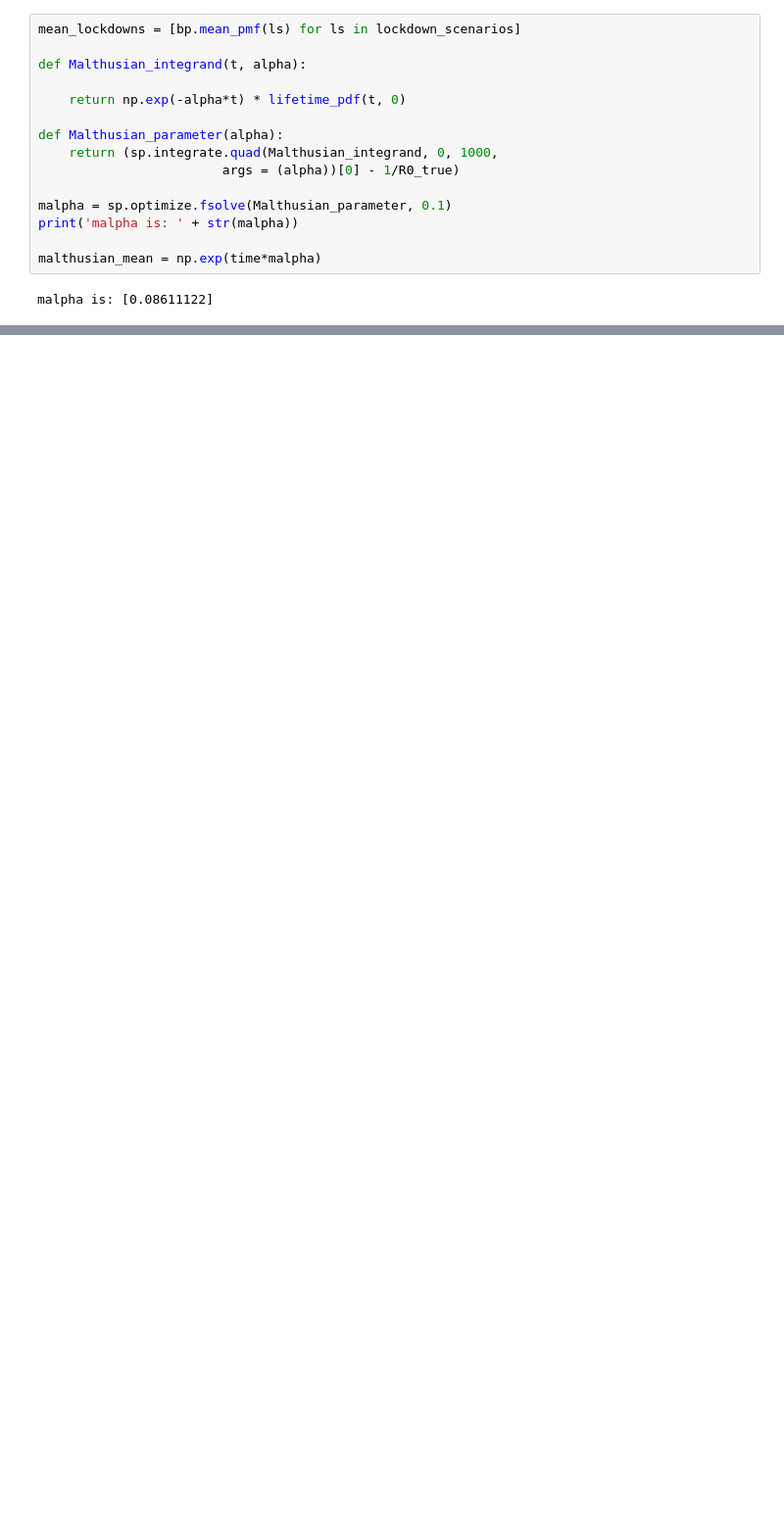
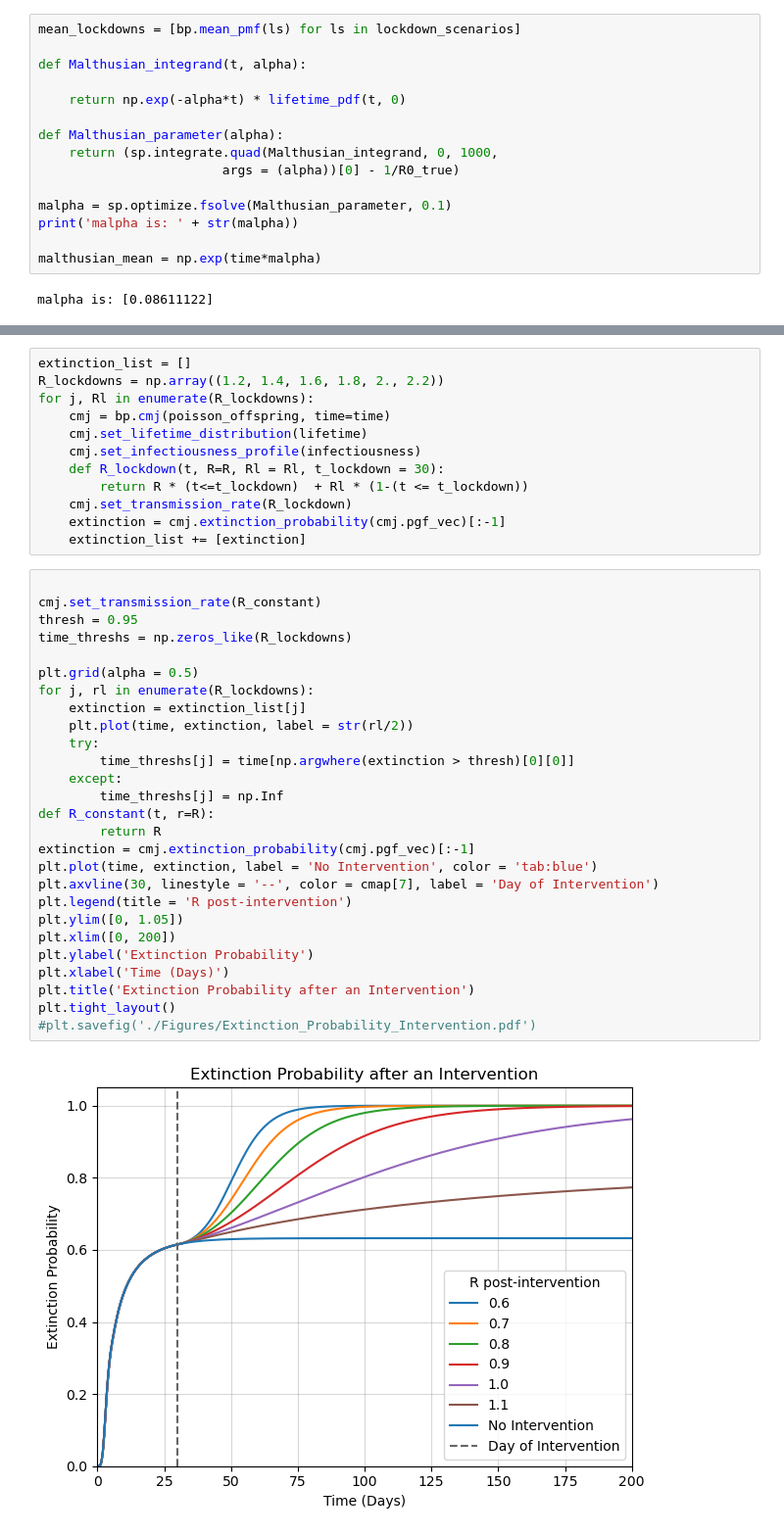
Before and after one commit to JCurran-Sebastian/CMJ_Branching, a Jupyter notebook: Outbreak_scenarios.ipynb, the cells around one changed output, grey strips where cells are left out. Shown at 98% size. Cells and saved outputs as stored; diff of their text form; blank space fills up the shorter version.

```diff
--- a/Outbreak_scenarios.ipynb
+++ b/Outbreak_scenarios.ipynb
@@ -321,0 +323,41 @@ ax.legend(lns, labs, loc=0)
+# %%
+extinction_list = []
+R_lockdowns = np.array((1.2, 1.4, 1.6, 1.8, 2., 2.2))
+for j, Rl in enumerate(R_lockdowns):
+    cmj = bp.cmj(poisson_offspring, time=time)
+    cmj.set_lifetime_distribution(lifetime)
+    cmj.set_infectiousness_profile(infectiousness)
+    def R_lockdown(t, R=R, Rl = Rl, t_lockdown = 30):
+        return R * (t<=t_lockdown)  + Rl * (1-(t <= t_lockdown))
+    cmj.set_transmission_rate(R_lockdown)
+    extinction = cmj.extinction_probability(cmj.pgf_vec)[:-1]
+    extinction_list += [extinction]
+# %%
+
+cmj.set_transmission_rate(R_constant)
+thresh = 0.95
+time_threshs = np.zeros_like(R_lockdowns)
+
+plt.grid(alpha = 0.5)
+for j, rl in enumerate(R_lockdowns):
+    extinction = extinction_list[j]
+    plt.plot(time, extinction, label = str(rl/2))
+    try:
+        time_threshs[j] = time[np.argwhere(extinction > thresh)[0][0]]
+    except:
+        time_threshs[j] = np.Inf
+def R_constant(t, r=R):
+        return R
+extinction = cmj.extinction_probability(cmj.pgf_vec)[:-1]
+plt.plot(time, extinction, label = 'No Intervention', color = 'tab:blue')
+plt.axvline(30, linestyle = '--', color = cmap[7], label = 'Day of Intervention')
+plt.legend(title = 'R post-intervention')
+plt.ylim([0, 1.05])
+plt.xlim([0, 200])
+plt.ylabel('Extinction Probability')
+plt.xlabel('Time (Days)')
+plt.title('Extinction Probability after an Intervention')
+plt.tight_layout()
+#plt.savefig('./Figures/Extinction_Probability_Intervention.pdf')
+# %% [output]
+[figure, added]
```
Also changed, not shown: parts of 12 cells of this notebook, 3 other files.
